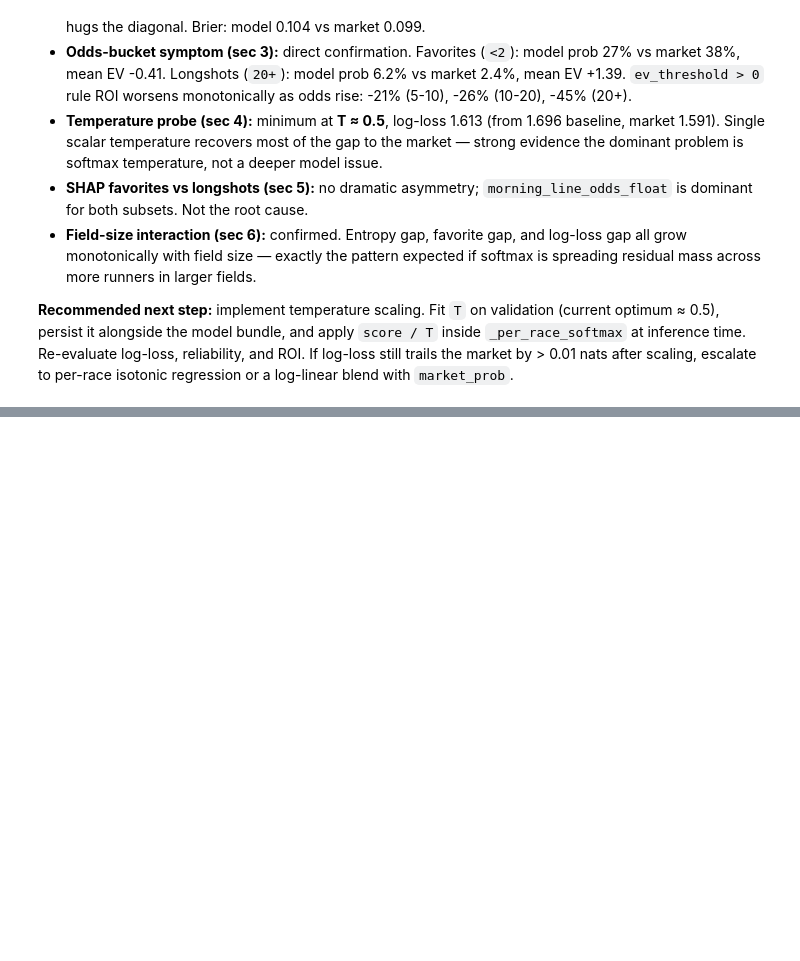
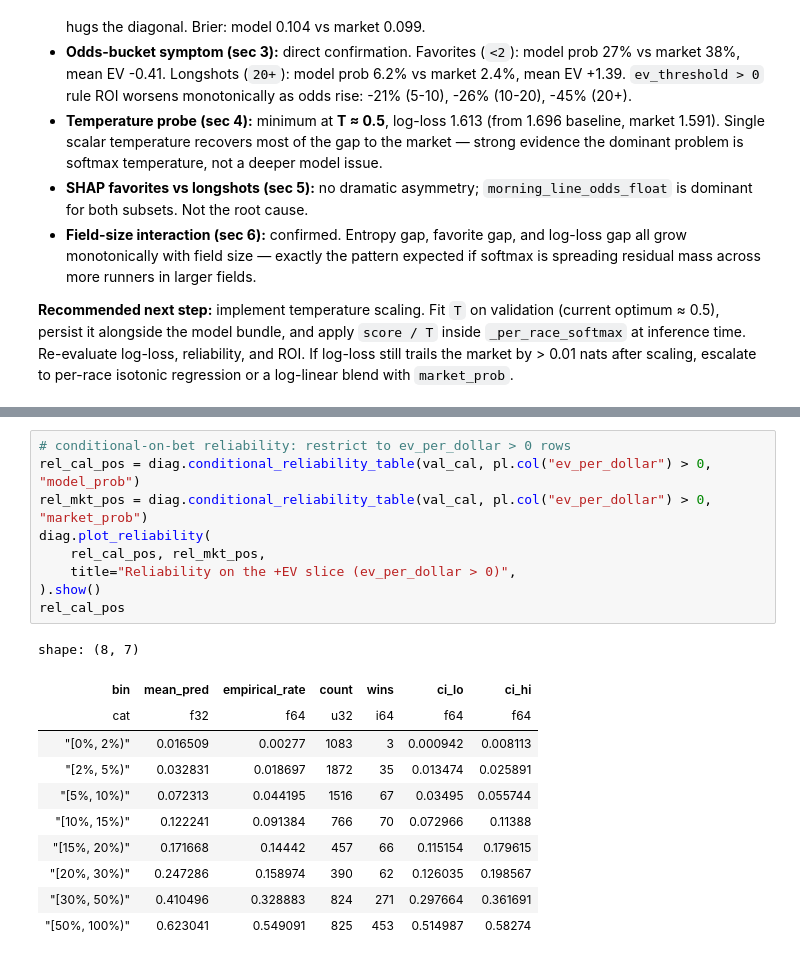
Before and after one commit to djcunningham0/horse_racing, a Jupyter notebook: notebooks/calibration_diagnostics.ipynb, the cells around one changed output, grey strips where cells are left out. Saved outputs shown, nothing was run; the diff lists cells and outputs as text; blank space fills up the shorter version.

```diff
--- a/notebooks/calibration_diagnostics.ipynb
+++ b/notebooks/calibration_diagnostics.ipynb
@@ -221,0 +354,21 @@ small fields: 4,552 races   large fields: 339 races
+# %%
+# conditional-on-bet reliability: restrict to ev_per_dollar > 0 rows
+rel_cal_pos = diag.conditional_reliability_table(val_cal, pl.col("ev_per_dollar") > 0, "model_prob")
+rel_mkt_pos = diag.conditional_reliability_table(val_cal, pl.col("ev_per_dollar") > 0, "market_prob")
+diag.plot_reliability(
+    rel_cal_pos, rel_mkt_pos,
+    title="Reliability on the +EV slice (ev_per_dollar > 0)",
+).show()
+rel_cal_pos
+# %% [output]
+shape: (8, 7)
+| bin | mean_pred | empirical_rate | count | wins | ci_lo | ci_hi |
+| cat | f32 | f64 | u32 | i64 | f64 | f64 |
+| "[0%, 2%)" | 0.016509 | 0.00277 | 1083 | 3 | 0.000942 | 0.008113 |
+| "[2%, 5%)" | 0.032831 | 0.018697 | 1872 | 35 | 0.013474 | 0.025891 |
+| "[5%, 10%)" | 0.072313 | 0.044195 | 1516 | 67 | 0.03495 | 0.055744 |
+| "[10%, 15%)" | 0.122241 | 0.091384 | 766 | 70 | 0.072966 | 0.11388 |
+| "[15%, 20%)" | 0.171668 | 0.14442 | 457 | 66 | 0.115154 | 0.179615 |
+| "[20%, 30%)" | 0.247286 | 0.158974 | 390 | 62 | 0.126035 | 0.198567 |
+| "[30%, 50%)" | 0.410496 | 0.328883 | 824 | 271 | 0.297664 | 0.361691 |
+| "[50%, 100%)" | 0.623041 | 0.549091 | 825 | 453 | 0.514987 | 0.58274 |
```
Also changed, not shown: parts of 18 cells of this notebook, 1 other file.
